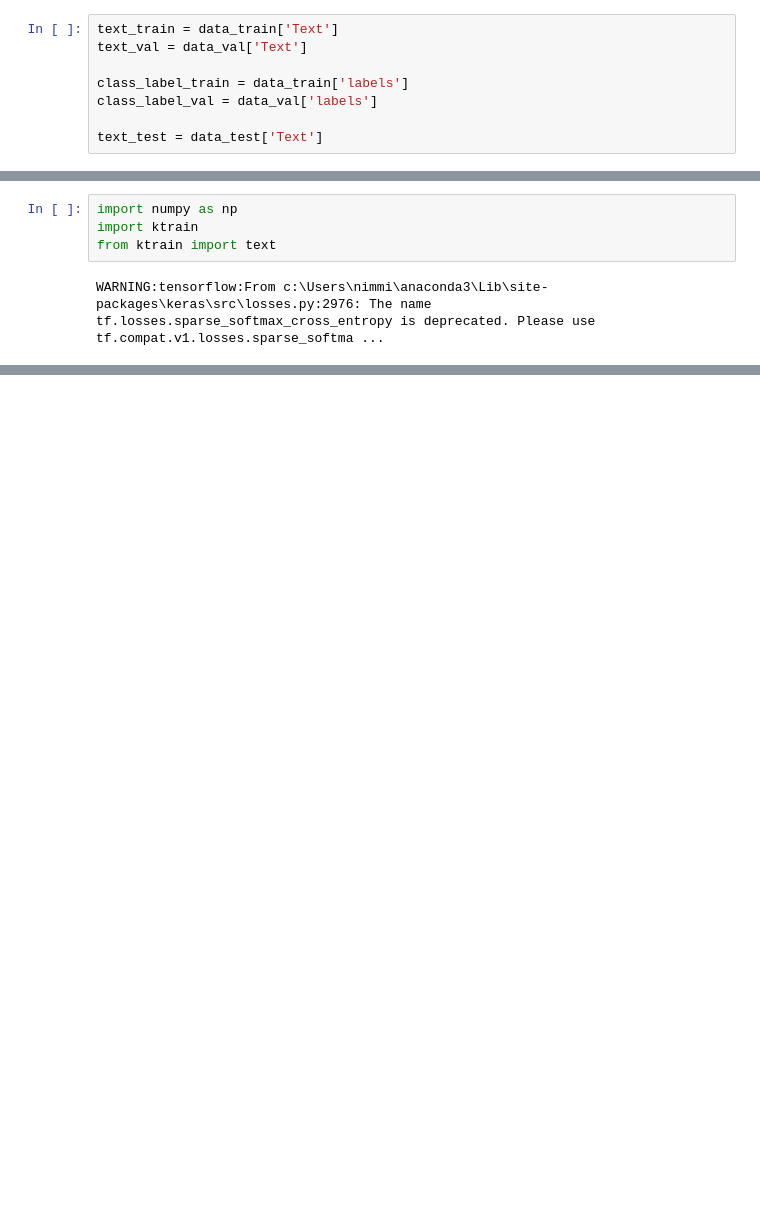
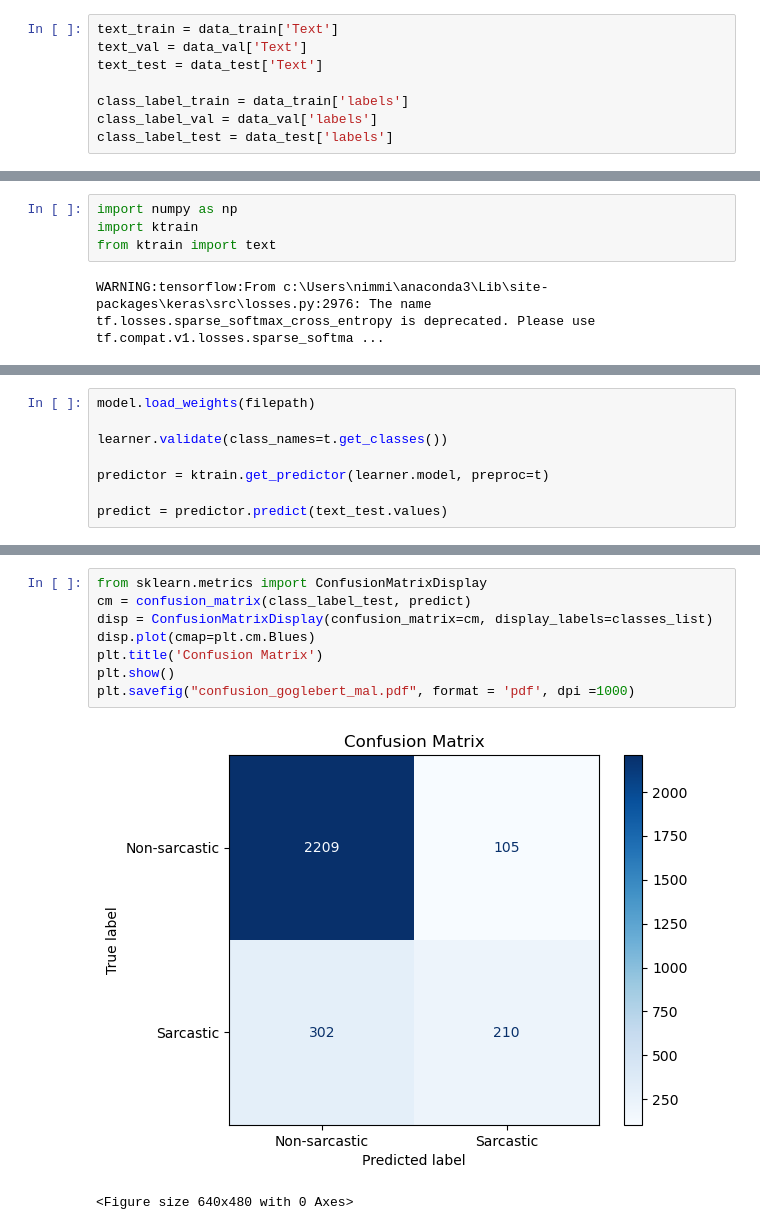
Before and after one commit to Cshraddha153/Sarcasm-Identification-of-Dravidian-Languages-in-DravidianCodeMix-FIRE-2024, a Jupyter notebook: malayalam_sarcasm_detection_google_bert.ipynb, the cells around one changed output, grey strips where cells are left out. Drawn from its saved outputs; the diff is of its cells as text; blank space fills up the shorter version.

```diff
--- a/malayalam_sarcasm_detection_google_bert.ipynb
+++ b/malayalam_sarcasm_detection_google_bert.ipynb
@@ -6,11 +6,11 @@ data_test = pd.read_csv('sarcasm_mal_test_without_labels.csv')
 # %%
 text_train = data_train['Text']
 text_val = data_val['Text']
+text_test = data_test['Text']
 
 class_label_train = data_train['labels']
 class_label_val = data_val['labels']
-
-text_test = data_test['Text']
+class_label_test = data_test['labels']
 # %%
 class_label_train.value_counts(), class_label_val.value_counts()
 # %% [output]
@@ -182,0 +102,8 @@ _________________________________________________________________
+# %%
+model.load_weights(filepath)
+
+learner.validate(class_names=t.get_classes())
+
+predictor = ktrain.get_predictor(learner.model, preproc=t)
+
+predict = predictor.predict(text_test.values)
@@ -182,0 +278,11 @@ _________________________________________________________________
+# %%
+from sklearn.metrics import ConfusionMatrixDisplay
+cm = confusion_matrix(class_label_test, predict)
+disp = ConfusionMatrixDisplay(confusion_matrix=cm, display_labels=classes_list)
+disp.plot(cmap=plt.cm.Blues)
+plt.title('Confusion Matrix')
+plt.show()
+plt.savefig("confusion_goglebert_mal.pdf", format = 'pdf', dpi =1000)
+# %% [output]
+[figure, added]
+<Figure size 640x480 with 0 Axes>
```
Also changed, not shown: parts of 30 cells of this notebook, 5 other files.
